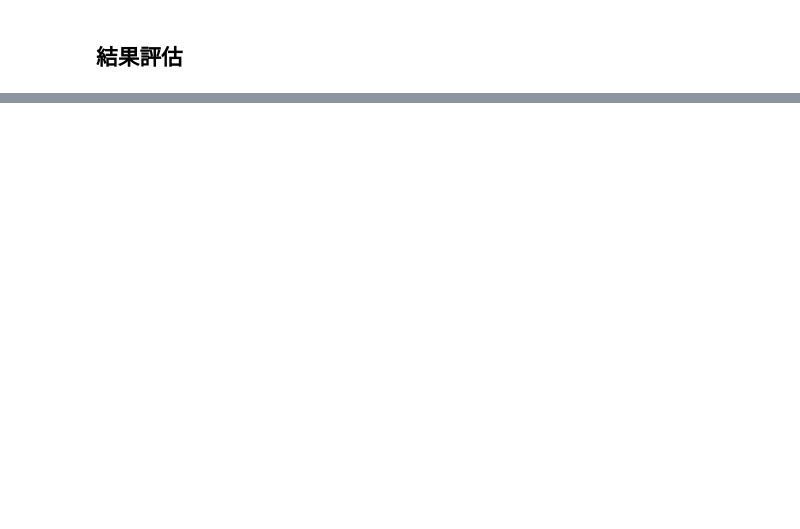
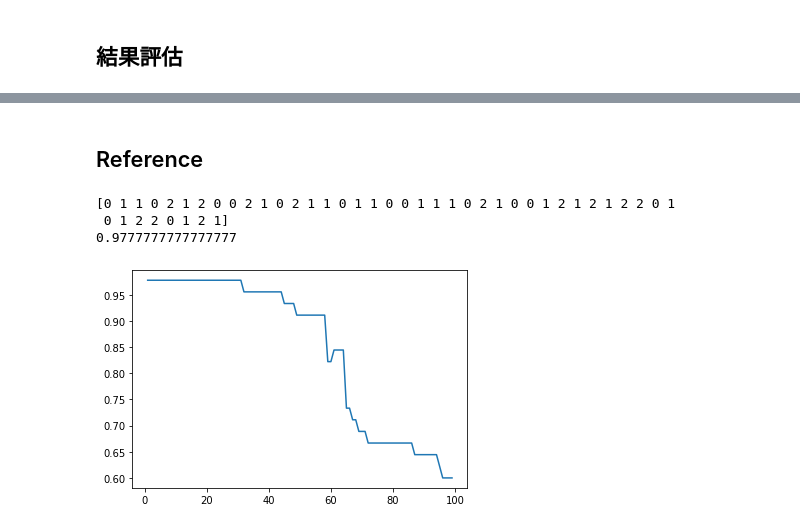
Before and after one commit to HSKrab/data-course-sample, a Jupyter notebook: sample_content_based.ipynb, the cells around one changed output, grey strips where cells are left out. Saved outputs shown, nothing was run; the diff lists cells and outputs as text; code cells hidden in the pictures; blank space fills up the shorter version.

```diff
--- a/sample_content_based.ipynb
+++ b/sample_content_based.ipynb
@@ -147,0 +737,41 @@ print(55)
+# %% [markdown]
+## Reference
+# %%
+#https://pyecontech.com/2020/05/03/python_knn/
+# kmeans
+
+from sklearn.neighbors import KNeighborsClassifier
+import pandas as pd
+import numpy as np
+import matplotlib.pyplot as plt
+from sklearn import datasets
+from sklearn.model_selection import train_test_split
+from sklearn import metrics
+
+iris=datasets.load_iris()
+X=iris.data
+y=iris.target
+
+X_train, X_test, y_train, y_test = train_test_split(X, y,test_size=0.3,random_state=1)
+
+clf=KNeighborsClassifier(n_neighbors=3,p=2,weights='distance',algorithm='brute')
+clf.fit(X_train,y_train)
+
+print(clf.predict(X_test))
+print(clf.score(X_test,y_test))
+
+accuracy = []
+for k in range(1, 100):
+  knn = KNeighborsClassifier(n_neighbors=k)
+  knn.fit(X_train, y_train)
+  y_pred = knn.predict(X_test)
+  accuracy.append(metrics.accuracy_score(y_test, y_pred))
+
+k_range = range(1,100)
+plt.plot(k_range, accuracy)
+plt.show()
+# %% [output]
+[0 1 1 0 2 1 2 0 0 2 1 0 2 1 1 0 1 1 0 0 1 1 1 0 2 1 0 0 1 2 1 2 1 2 2 0 1
+ 0 1 2 2 0 1 2 1]
+0.9777777777777777
+[figure, added]
```
Also changed, not shown: parts of 56 cells of this notebook.
